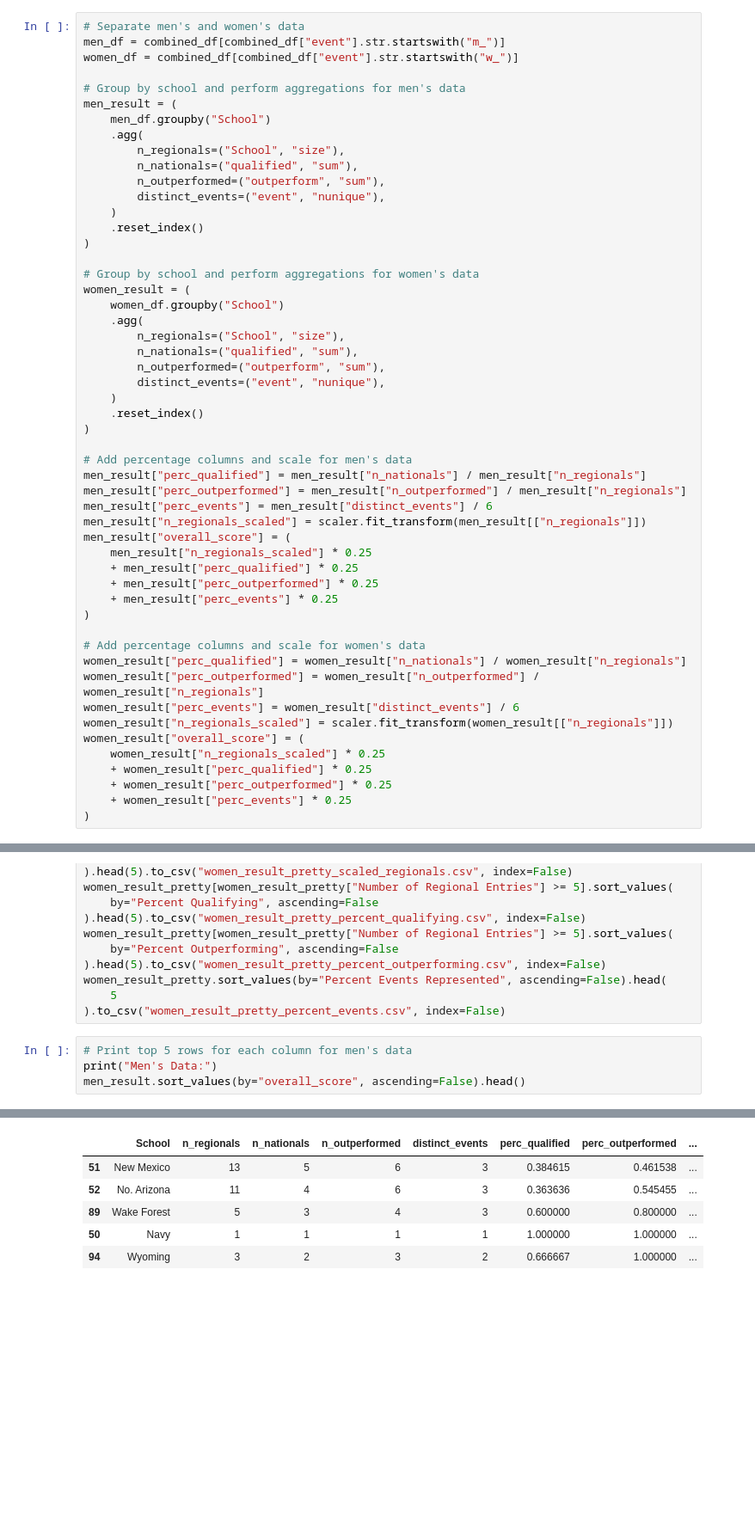
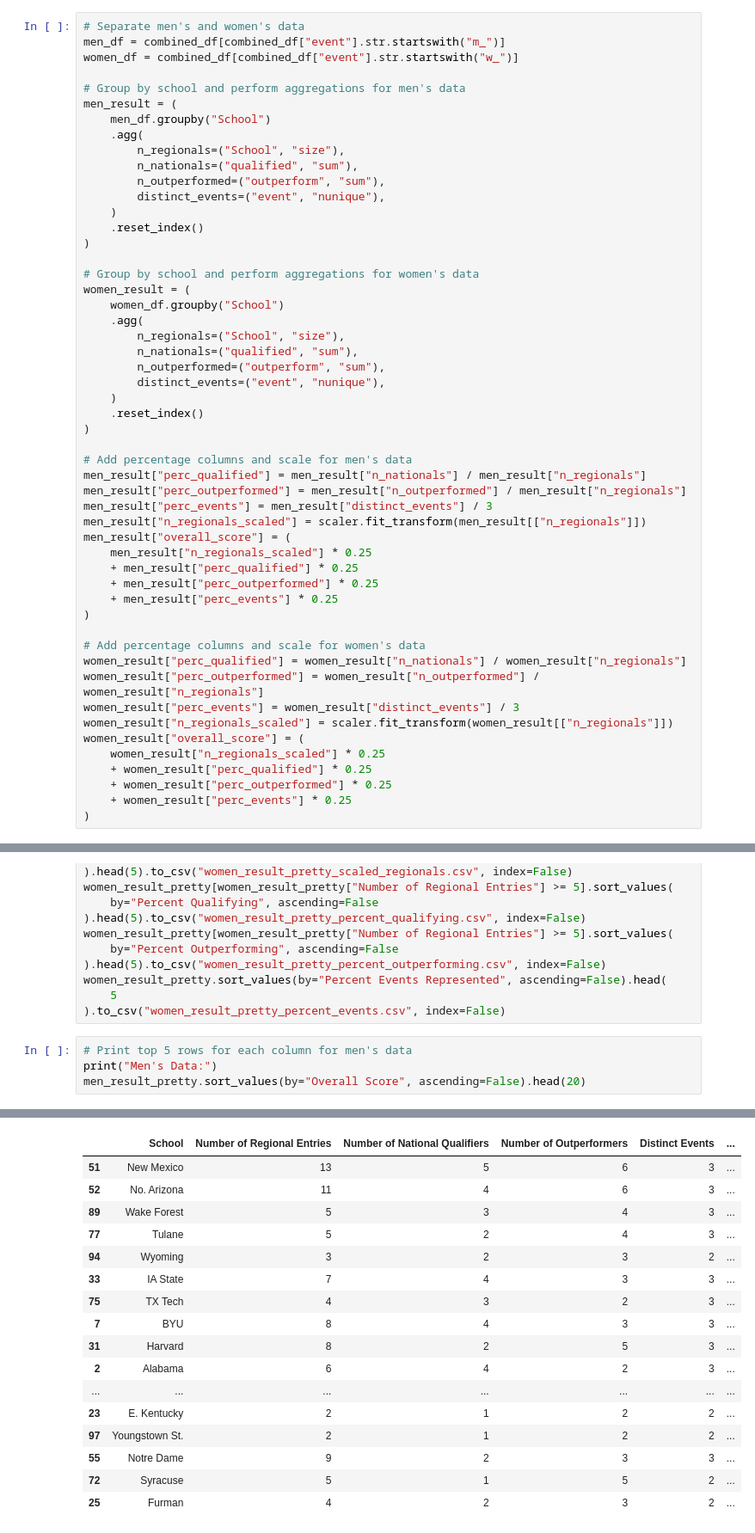
Before and after one commit to racheldadamio/rachels-receipts, a Jupyter notebook: regionals_report_card/report_card.ipynb, the cells around one changed output, grey strips where cells are left out. Shown at 86% size. Drawn from its saved outputs; the diff is of its cells as text; blank space fills up the shorter version.

```diff
--- a/regionals_report_card/report_card.ipynb
+++ b/regionals_report_card/report_card.ipynb
@@ -418,7 +418,7 @@ women_result = (
 # Add percentage columns and scale for men's data
 men_result["perc_qualified"] = men_result["n_nationals"] / men_result["n_regionals"]
 men_result["perc_outperformed"] = men_result["n_outperformed"] / men_result["n_regionals"]
-men_result["perc_events"] = men_result["distinct_events"] / 6
+men_result["perc_events"] = men_result["distinct_events"] / 3
 men_result["n_regionals_scaled"] = scaler.fit_transform(men_result[["n_regionals"]])
 men_result["overall_score"] = (
     men_result["n_regionals_scaled"] * 0.25
@@ -430,7 +430,7 @@ men_result["overall_score"] = (
 # Add percentage columns and scale for women's data
 women_result["perc_qualified"] = women_result["n_nationals"] / women_result["n_regionals"]
 women_result["perc_outperformed"] = women_result["n_outperformed"] / women_result["n_regionals"]
-women_result["perc_events"] = women_result["distinct_events"] / 6
+women_result["perc_events"] = women_result["distinct_events"] / 3
 women_result["n_regionals_scaled"] = scaler.fit_transform(women_result[["n_regionals"]])
 women_result["overall_score"] = (
     women_result["n_regionals_scaled"] * 0.25
@@ -481,12 +481,23 @@ women_result_pretty.sort_values(by="Percent Events Represented", ascending=False
 # %%
 # Print top 5 rows for each column for men's data
 print("Men's Data:")
-men_result.sort_values(by="overall_score", ascending=False).head()
+men_result_pretty.sort_values(by="Overall Score", ascending=False).head(20)
 # %% [output]
 Men's Data:
-|  | School | n_regionals | n_nationals | n_outperformed | distinct_events | perc_qualified | perc_outperformed | ... |
-| 51 | New Mexico | 13 | 5 | 6 | 3 | 0.384615 | 0.461538 | ... |
-| 52 | No. Arizona | 11 | 4 | 6 | 3 | 0.363636 | 0.545455 | ... |
-| 89 | Wake Forest | 5 | 3 | 4 | 3 | 0.600000 | 0.800000 | ... |
-| 50 | Navy | 1 | 1 | 1 | 1 | 1.000000 | 1.000000 | ... |
-| 94 | Wyoming | 3 | 2 | 3 | 2 | 0.666667 | 1.000000 | ... |
+|  | School | Number of Regional Entries | Number of National Qualifiers | Number of Outperformers | Distinct Events | ... |
+| 51 | New Mexico | 13 | 5 | 6 | 3 | ... |
+| 52 | No. Arizona | 11 | 4 | 6 | 3 | ... |
+| 89 | Wake Forest | 5 | 3 | 4 | 3 | ... |
+| 77 | Tulane | 5 | 2 | 4 | 3 | ... |
+| 94 | Wyoming | 3 | 2 | 3 | 2 | ... |
+| 33 | IA State | 7 | 4 | 3 | 3 | ... |
+| 75 | TX Tech | 4 | 3 | 2 | 3 | ... |
+| 7 | BYU | 8 | 4 | 3 | 3 | ... |
+| 31 | Harvard | 8 | 2 | 5 | 3 | ... |
+| 2 | Alabama | 6 | 4 | 2 | 3 | ... |
+| ... | ... | ... | ... | ... | ... | ... |
+| 23 | E. Kentucky | 2 | 1 | 2 | 2 | ... |
+| 97 | Youngstown St. | 2 | 1 | 2 | 2 | ... |
+| 55 | Notre Dame | 9 | 2 | 3 | 3 | ... |
+| 72 | Syracuse | 5 | 1 | 5 | 2 | ... |
+| 25 | Furman | 4 | 2 | 3 | 2 | ... |
```
Also changed, not shown: parts of 8 cells of this notebook, 10 other files.
